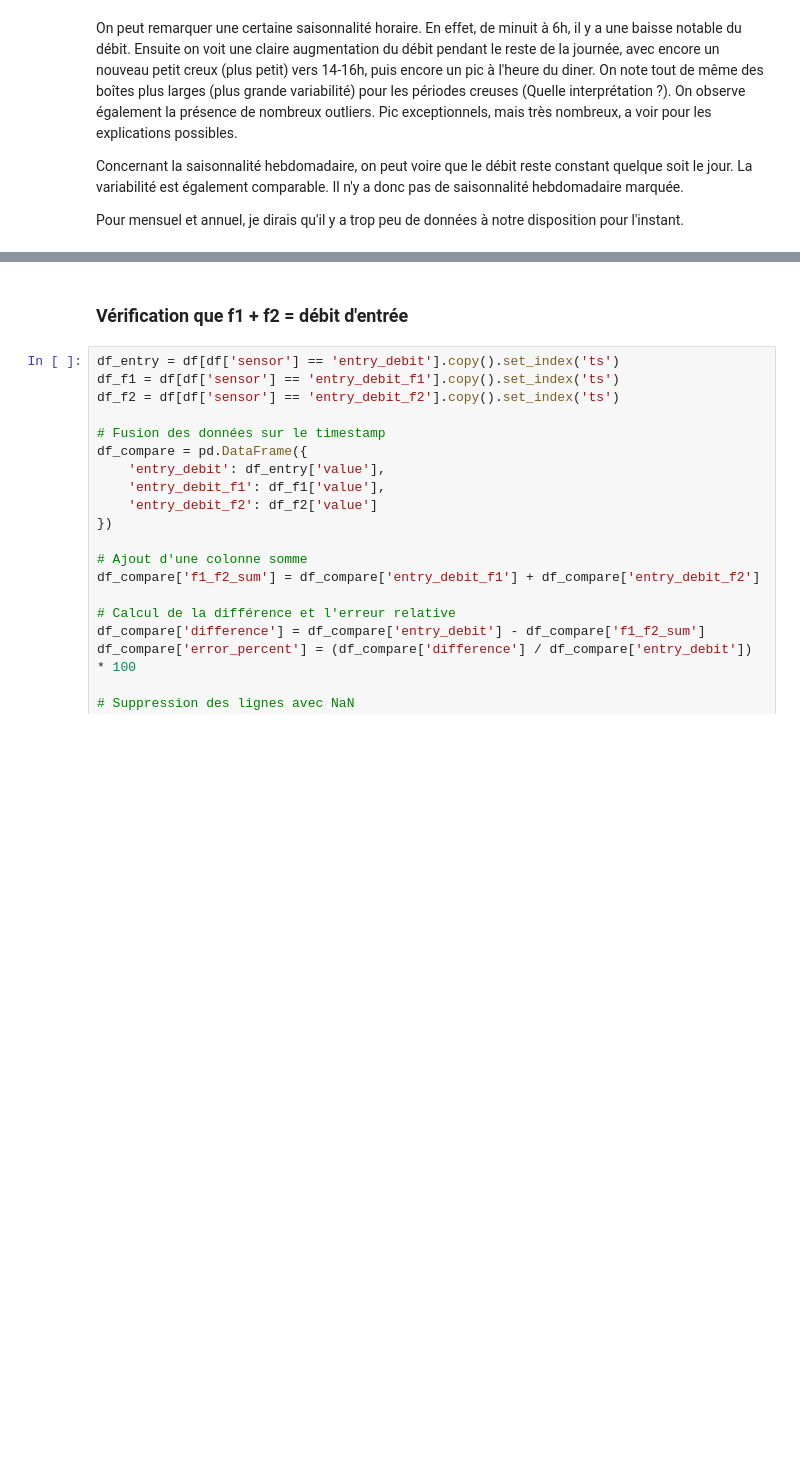
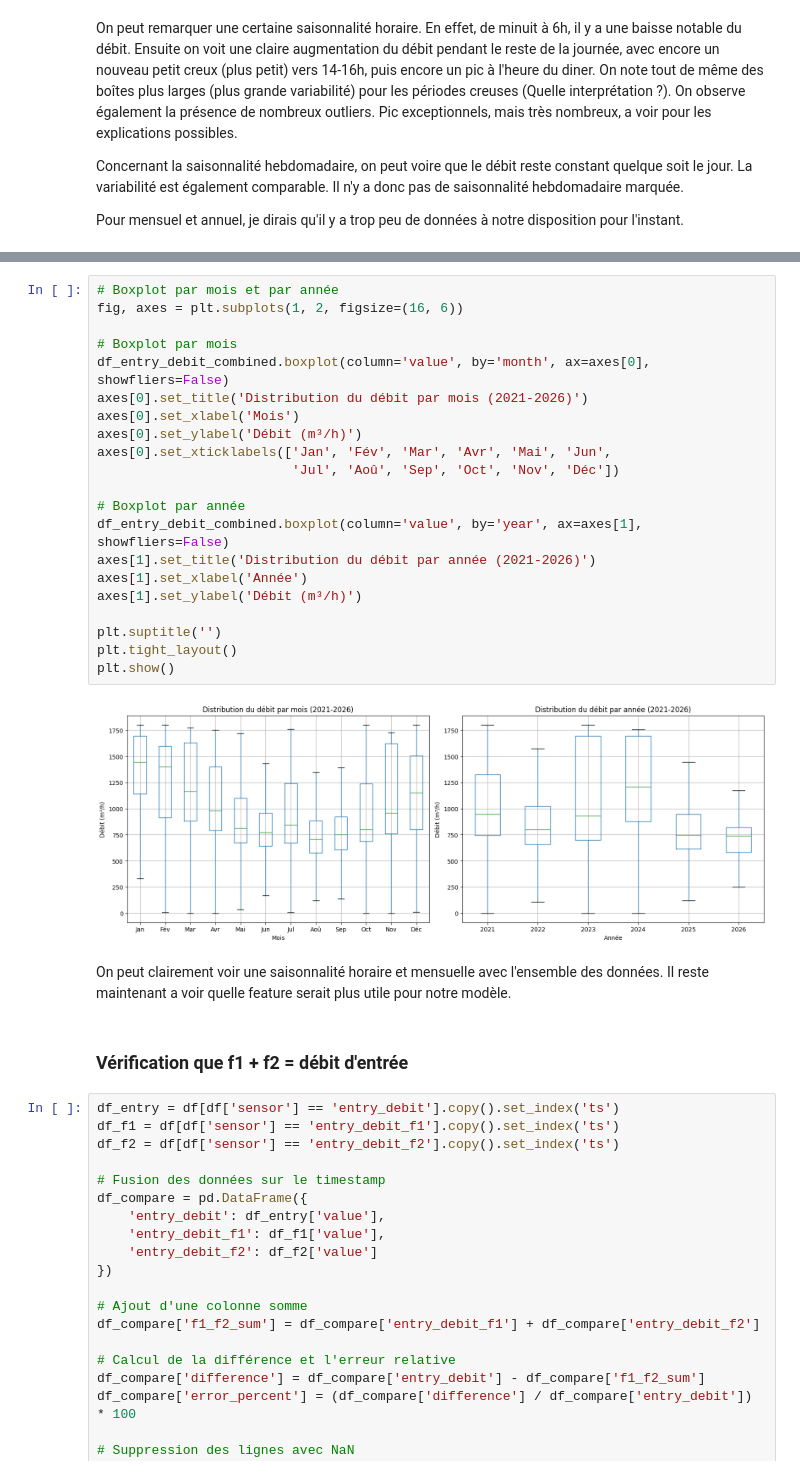
Before and after one commit to TortueAgile22/Capstone, a Jupyter notebook: py_ipynb_files/Sensor_C.ipynb, the cells around one changed output, grey strips where cells are left out. Cells and saved outputs as stored; diff of their text form; blank space fills up the shorter version.

Commit message:
début modèle sensor C

```diff
--- a/py_ipynb_files/Sensor_C.ipynb
+++ b/py_ipynb_files/Sensor_C.ipynb
@@ -217,3 +361,28 @@ Pour mensuel et annuel, je dirais qu'il y a trop peu de données à notre dispos
+# %%
+# Boxplot par mois et par année
+fig, axes = plt.subplots(1, 2, figsize=(16, 6))
+
+# Boxplot par mois
+df_entry_debit_combined.boxplot(column='value', by='month', ax=axes[0], showfliers=False)
+axes[0].set_title('Distribution du débit par mois (2021-2026)')
+axes[0].set_xlabel('Mois')
+axes[0].set_ylabel('Débit (m³/h)')
+axes[0].set_xticklabels(['Jan', 'Fév', 'Mar', 'Avr', 'Mai', 'Jun',
+                         'Jul', 'Aoû', 'Sep', 'Oct', 'Nov', 'Déc'])
+
+# Boxplot par année
+df_entry_debit_combined.boxplot(column='value', by='year', ax=axes[1], showfliers=False)
+axes[1].set_title('Distribution du débit par année (2021-2026)')
+axes[1].set_xlabel('Année')
+axes[1].set_ylabel('Débit (m³/h)')
+
+plt.suptitle('')
+plt.tight_layout()
+plt.show()
+# %% [output]
+[figure, added]
+# %% [markdown]
+On peut clairement voir une saisonnalité horaire et mensuelle avec l'ensemble des données. Il reste maintenant a voir quelle feature serait plus utile pour notre modèle.
 # %% [markdown]
 ### Vérification que f1 + f2 = débit d'entrée
 # %%
```
Also changed, not shown: parts of 12 cells of this notebook, 2 other files.
